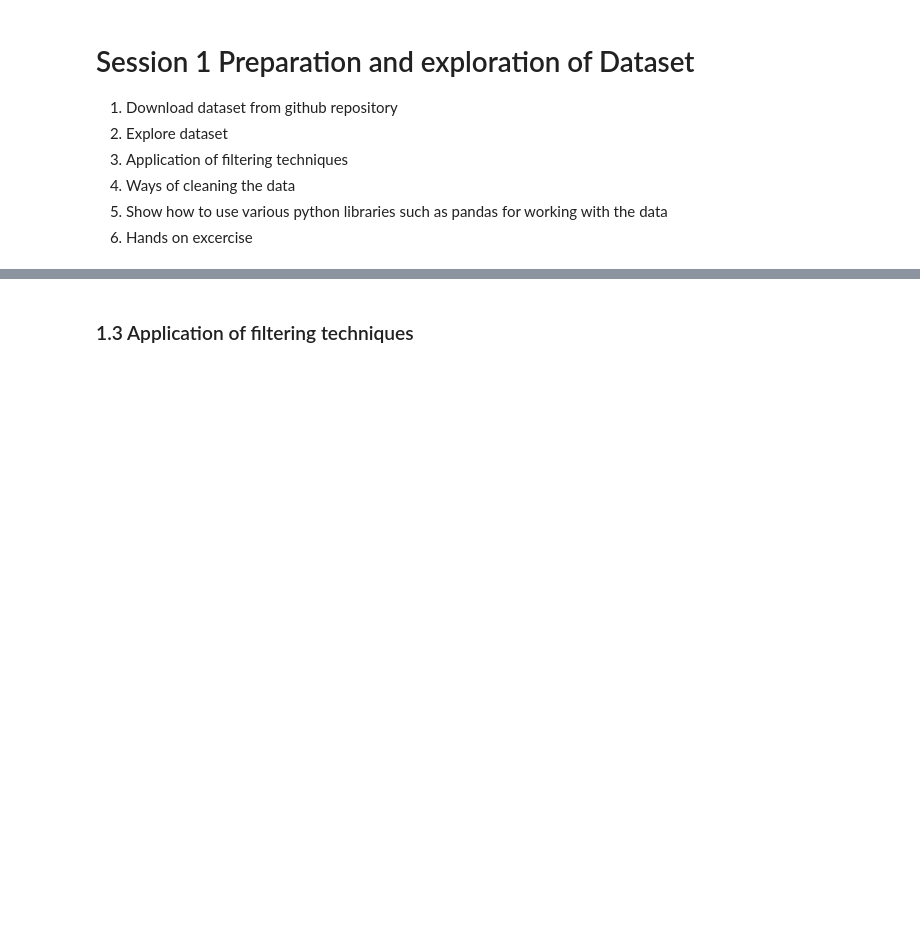
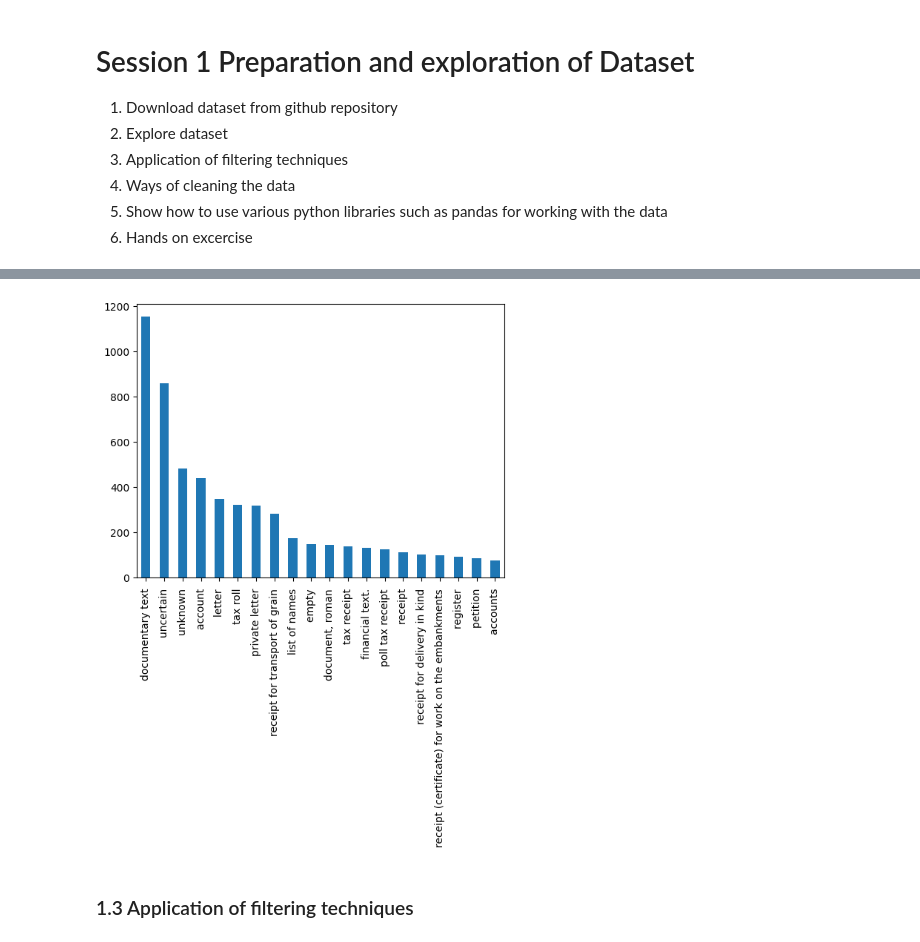
Before and after one commit to auwalsoe/encode_nlp_workshop_2023, a Jupyter notebook: notebooks/session_1_data_exploration.ipynb, the cells around one changed output, grey strips where cells are left out. Cells and saved outputs as stored; diff of their text form; code cells hidden in the pictures; blank space fills up the shorter version.

Commit message:
Added data exploration module

```diff
--- a/notebooks/session_1_data_exploration.ipynb
+++ b/notebooks/session_1_data_exploration.ipynb
@@ -17,5 +30,8 @@
 # %%
+#Importing the pandas Library
 import pandas as pd
 
-data = pd.read_csv('/content/data.tsv', delimiter = '\t')
-#data = pd.read_csv('data.tsv', delimiter = '\t')
+# Loading the downloaded data into a pandas dataframe
+#data = pd.read_csv('/content/data.tsv', delimiter = '\t')
+data = pd.read_csv('data.tsv', delimiter = '\t')
+data.head()
@@ -24,3 +59,12 @@ data.head()
+# %%
+## Get frequencies of columns
+def plot_column_distribution(dataset, column_name, top_n):
+    dataset[column_name].value_counts()[:top_n].plot(kind="bar")
+#data.category.value_counts()[:10].plot(kind='bar')
+
+plot_column_distribution(data, "category", 20)
+# %% [output]
+[figure, added]
 # %% [markdown]
 ### 1.3 Application of filtering techniques
 # %%
```
Also changed, not shown: parts of 11 cells of this notebook.
